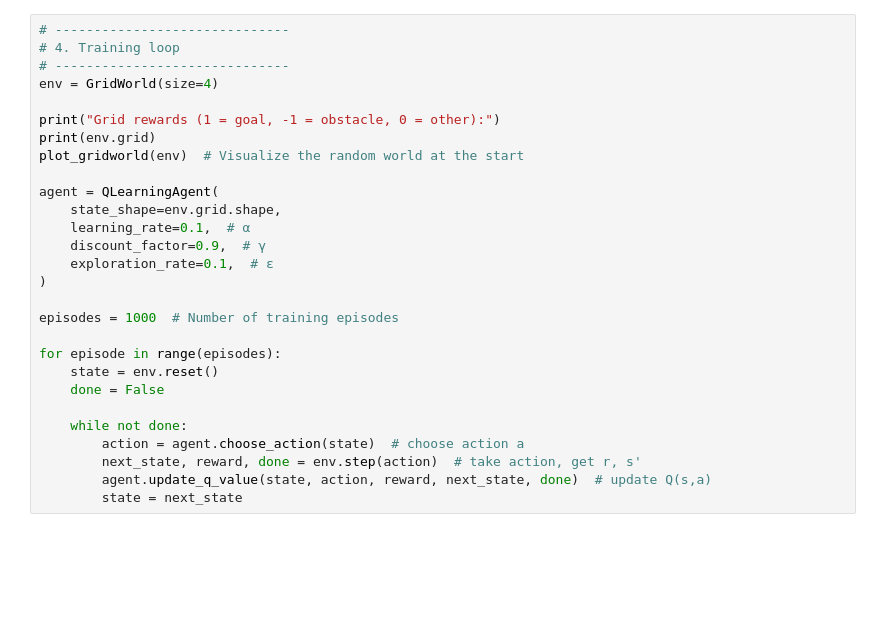
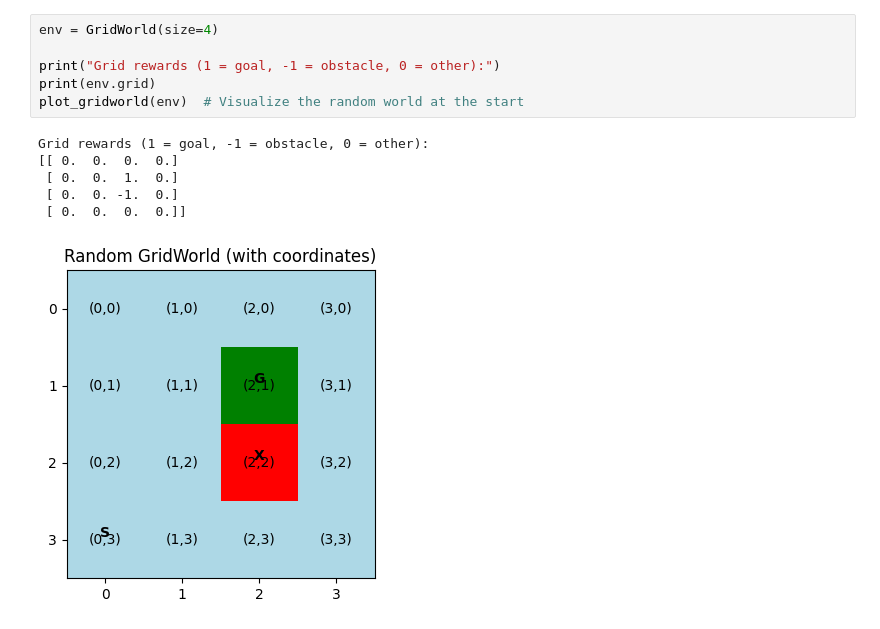
Before and after one commit to edreate/Reinforcement-Learning, a Jupyter notebook: 0a_q_learning.ipynb, the cells around one changed output. Cells and saved outputs as stored; diff of their text form; blank space fills up the shorter version.

Commit message:
q learning working

```diff
--- a/0a_q_learning.ipynb
+++ b/0a_q_learning.ipynb
@@ -261,28 +260,13 @@ def run_greedy_episode(env, agent, max_steps=20):
 # %%
-# ------------------------------
-# 4. Training loop
-# ------------------------------
 env = GridWorld(size=4)
 
 print("Grid rewards (1 = goal, -1 = obstacle, 0 = other):")
 print(env.grid)
 plot_gridworld(env)  # Visualize the random world at the start
-
-agent = QLearningAgent(
-    state_shape=env.grid.shape,
-    learning_rate=0.1,  # α
-    discount_factor=0.9,  # γ
-    exploration_rate=0.1,  # ε
-)
-
-episodes = 1000  # Number of training episodes
-
-for episode in range(episodes):
-    state = env.reset()
-    done = False
-
-    while not done:
-        action = agent.choose_action(state)  # choose action a
-        next_state, reward, done = env.step(action)  # take action, get r, s'
-        agent.update_q_value(state, action, reward, next_state, done)  # update Q(s,a)
-        state = next_state
+# %% [output]
+Grid rewards (1 = goal, -1 = obstacle, 0 = other):
+[[ 0.  0.  0.  0.]
+ [ 0.  0.  1.  0.]
+ [ 0.  0. -1.  0.]
+ [ 0.  0.  0.  0.]]
+[figure, added]
```
Also changed, not shown: parts of 13 cells of this notebook, 7 other files.
